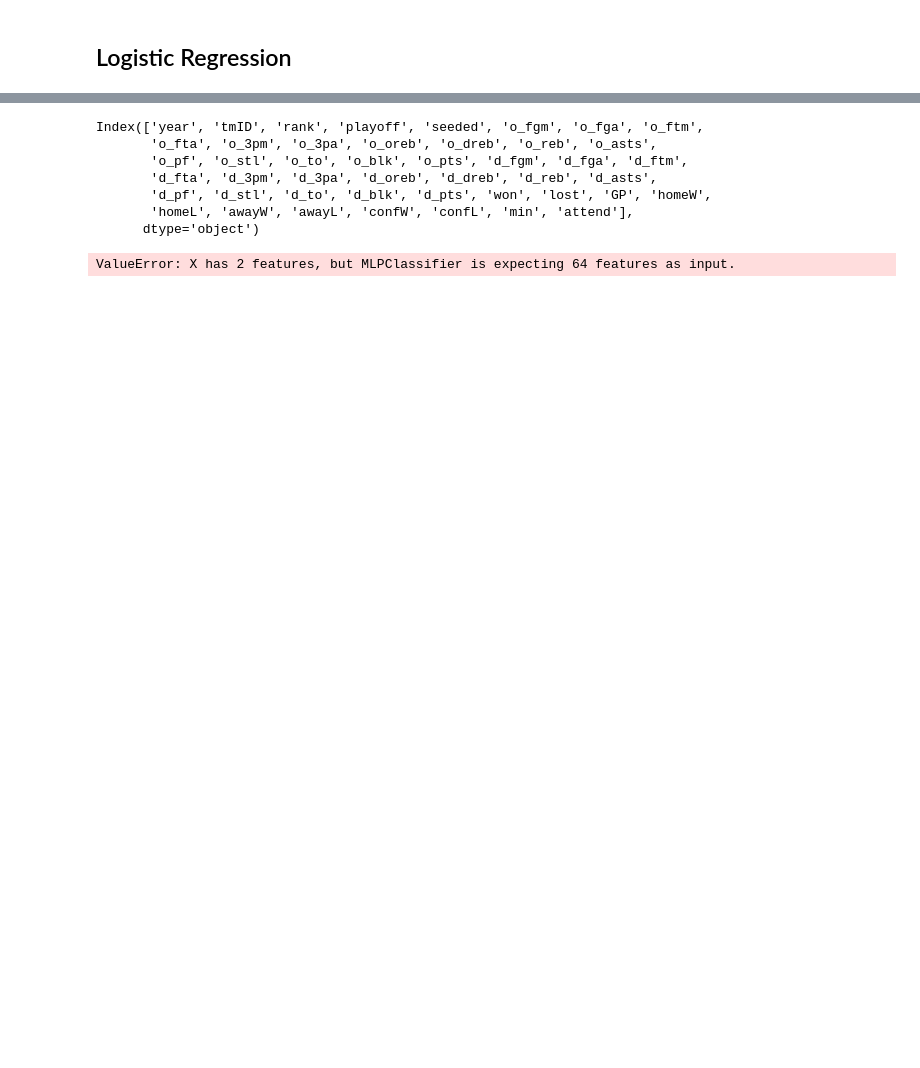
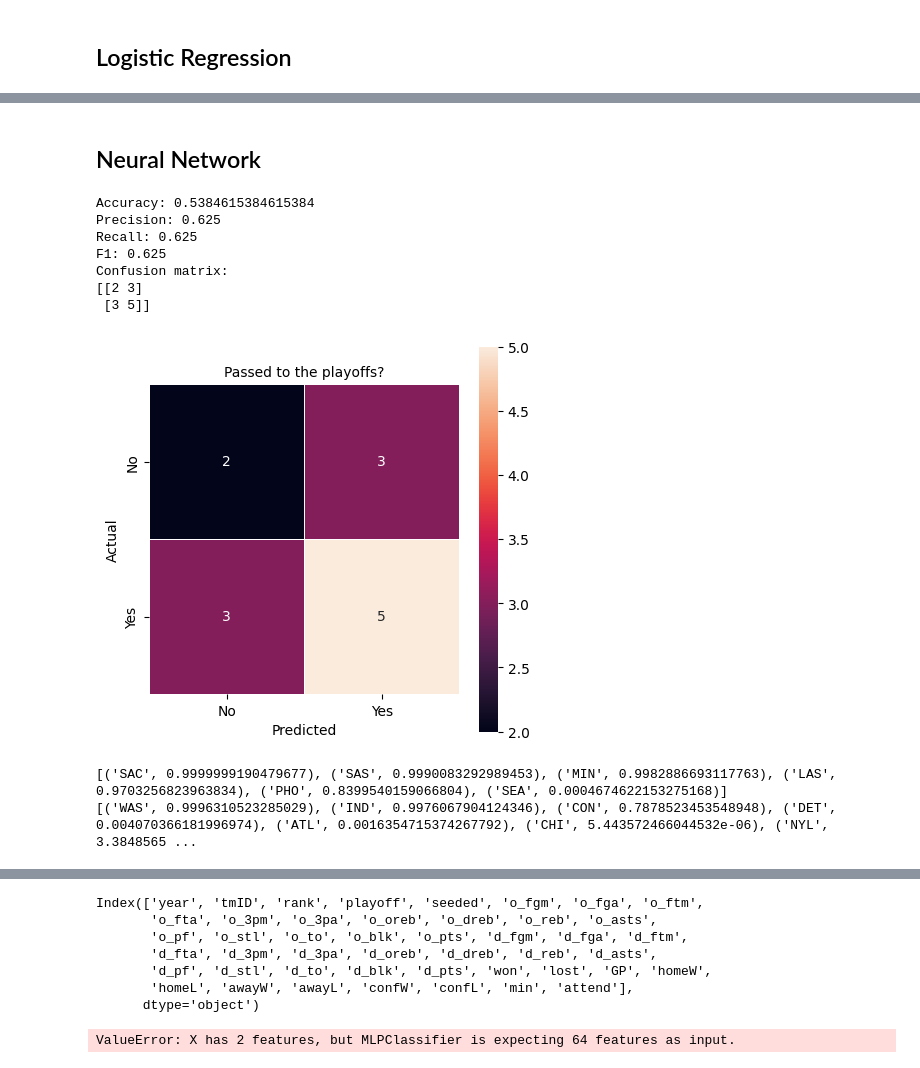
Before and after one commit to FranciscoMaldonado0/feup-ac, a Jupyter notebook: notebook.ipynb, the cells around one changed output, grey strips where cells are left out. Cells and saved outputs as stored; diff of their text form; code cells hidden in the pictures; blank space fills up the shorter version.

```diff
--- a/notebook.ipynb
+++ b/notebook.ipynb
@@ -751,0 +801,63 @@ executing.executing.NotOneValueFound: Expected one value, found 0
+# %% [markdown]
+## Neural Network
+# %%
+# neural network
+
+from sklearn.neural_network import MLPClassifier
+
+mlp = MLPClassifier(hidden_layer_sizes=(100, 100, 100), max_iter=1000, alpha=0.0001, solver='adam', verbose=0, random_state=21, tol=0.000000001)
+mlp.fit(train_inputs,train_labels)
+
+y_pred = mlp.predict(test_inputs)
+#print metrics
+print("Accuracy:",metrics.accuracy_score(test_labels,y_pred))
+print("Precision:",metrics.precision_score(test_labels, y_pred, pos_label="Y"))
+
+print("Recall:",metrics.recall_score(test_labels, y_pred, pos_label="Y"))
+print("F1:",metrics.f1_score(test_labels, y_pred, pos_label="Y"))
+
+# confusion matrix
+confusion = confusion_matrix(test_labels, y_pred)
+print(f"Confusion matrix:\n{confusion}")
+
+#plot confusion matrix
+plt.figure(figsize=(5,5))
+sb.heatmap(confusion, annot=True, fmt="g", linewidths=.5, square = True, xticklabels=['No', 'Yes'], yticklabels=['No', 'Yes'])
+plt.ylabel('Actual')
+plt.xlabel('Predicted')
+all_sample_title = 'Passed to the playoffs?'
+plt.title(all_sample_title, size = 10)
+plt.show()
+
+# print the probabilities for each class
+probs = mlp.predict_proba(test_inputs)
+probs_west = []
+probs_east = []
+
+for i in range(len(probs)):
+    team_id = team_ids[i]
+
+    if team_id in west_teams["tmID"].values:
+        probs_west.append((team_id, probs[i][1]))
+
+    if team_id in east_teams["tmID"].values:
+        probs_east.append((team_id, probs[i][1]))
+
+    # print(f"{team_name[0]}: {probs[i][1]}")
+
+probs_west = sorted(probs_west, key=lambda x: x[1], reverse=True)
+probs_east = sorted(probs_east, key=lambda x: x[1], reverse=True)
+
+print(probs_west)
+print(probs_east)
+# %% [output]
+Accuracy: 0.5384615384615384
+Precision: 0.625
+Recall: 0.625
+F1: 0.625
+Confusion matrix:
+[[2 3]
+ [3 5]]
+[figure, added]
+[('SAC', 0.9999999190479677), ('SAS', 0.9990083292989453), ('MIN', 0.9982886693117763), ('LAS', 0.9703256823963834), ('PHO', 0.8399540159066804), ('SEA', 0.0004674622153275168)]
+[('WAS', 0.9996310523285029), ('IND', 0.9976067904124346), ('CON', 0.7878523453548948), ('DET', 0.004070366181996974), ('ATL', 0.0016354715374267792), ('CHI', 5.443572466044532e-06), ('NYL', 3.3848565 ...
```
Also changed, not shown: parts of 12 cells of this notebook.
